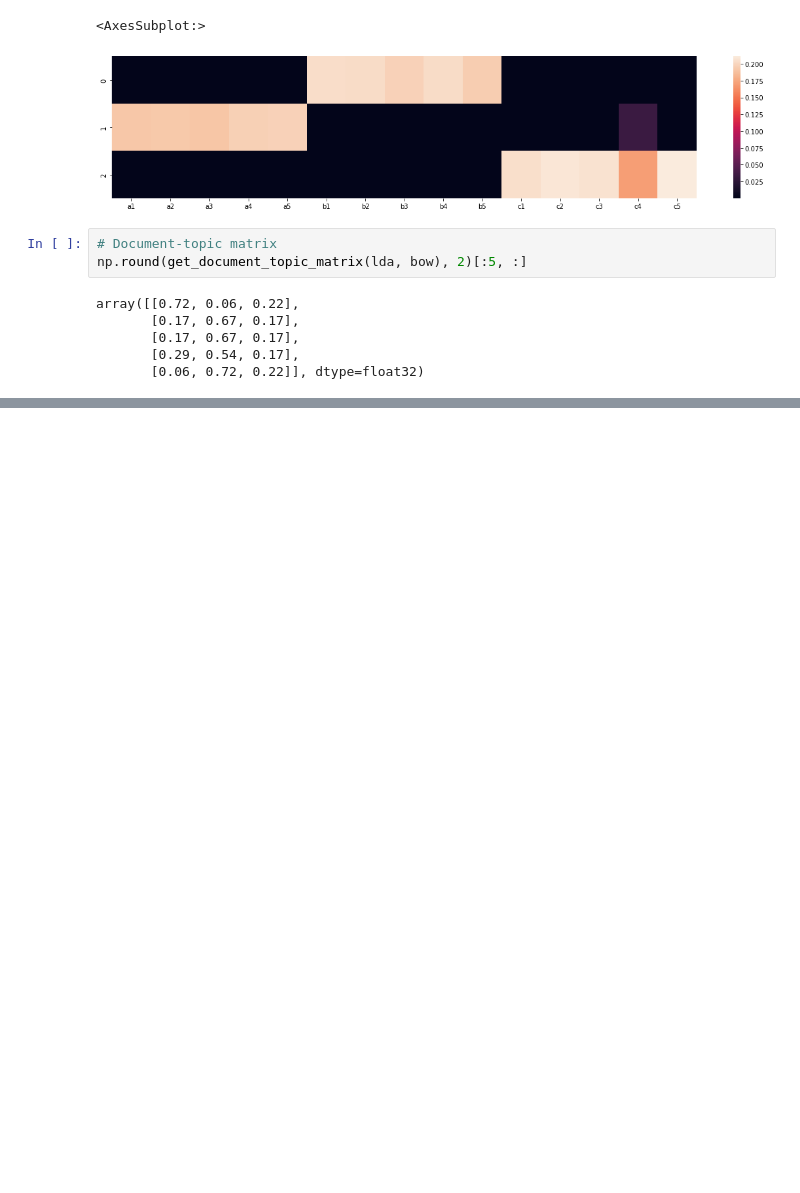
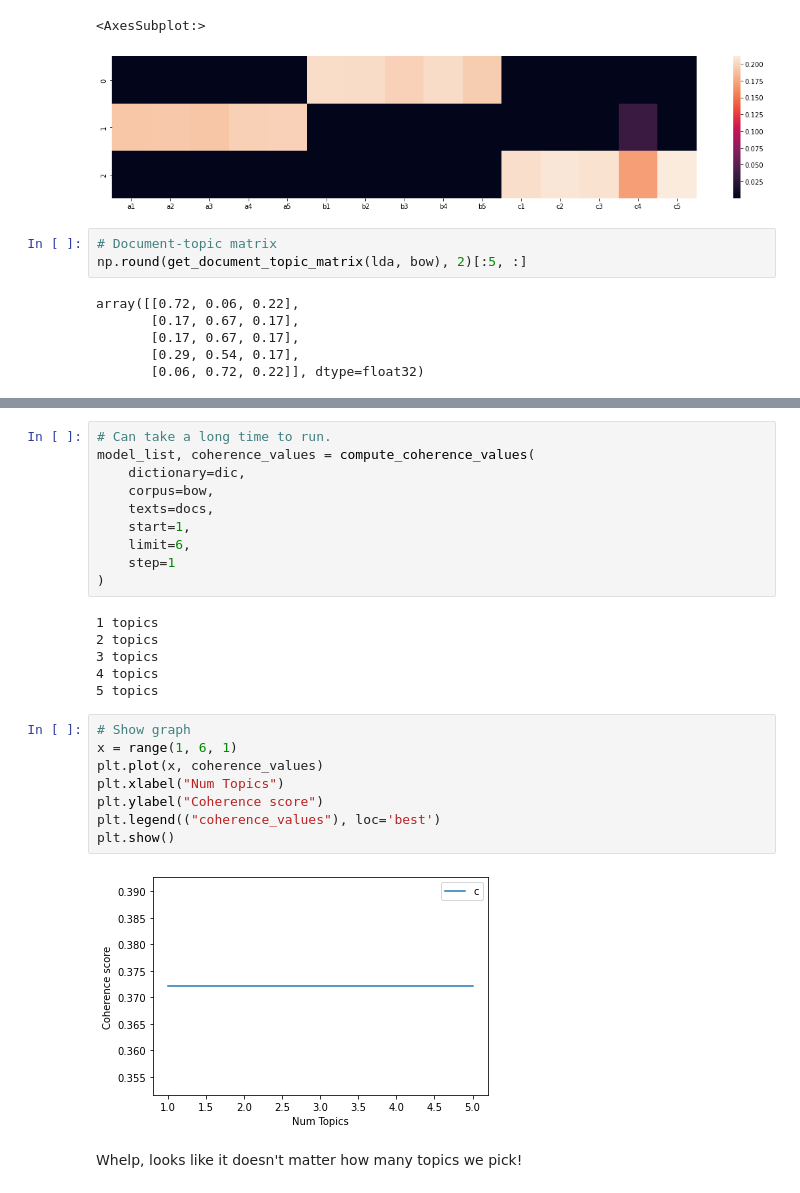
Before and after one commit to derek-damron/python_playground, a Jupyter notebook: modelling/topic_modeling/simple_examples.ipynb, the cells around one changed output, grey strips where cells are left out. Saved outputs shown, nothing was run; the diff lists cells and outputs as text; blank space fills up the shorter version.

```diff
--- a/modelling/topic_modeling/simple_examples.ipynb
+++ b/modelling/topic_modeling/simple_examples.ipynb
@@ -645,0 +682,28 @@ array([[0.72, 0.06, 0.22],
+# %%
+# Can take a long time to run.
+model_list, coherence_values = compute_coherence_values(
+    dictionary=dic,
+    corpus=bow,
+    texts=docs,
+    start=1,
+    limit=6,
+    step=1
+)
+# %% [output]
+1 topics
+2 topics
+3 topics
+4 topics
+5 topics
+# %%
+# Show graph
+x = range(1, 6, 1)
+plt.plot(x, coherence_values)
+plt.xlabel("Num Topics")
+plt.ylabel("Coherence score")
+plt.legend(("coherence_values"), loc='best')
+plt.show()
+# %% [output]
+[figure, added]
+# %% [markdown]
+Whelp, looks like it doesn't matter how many topics we pick!
```
Also changed, not shown: parts of 2 cells of this notebook.
